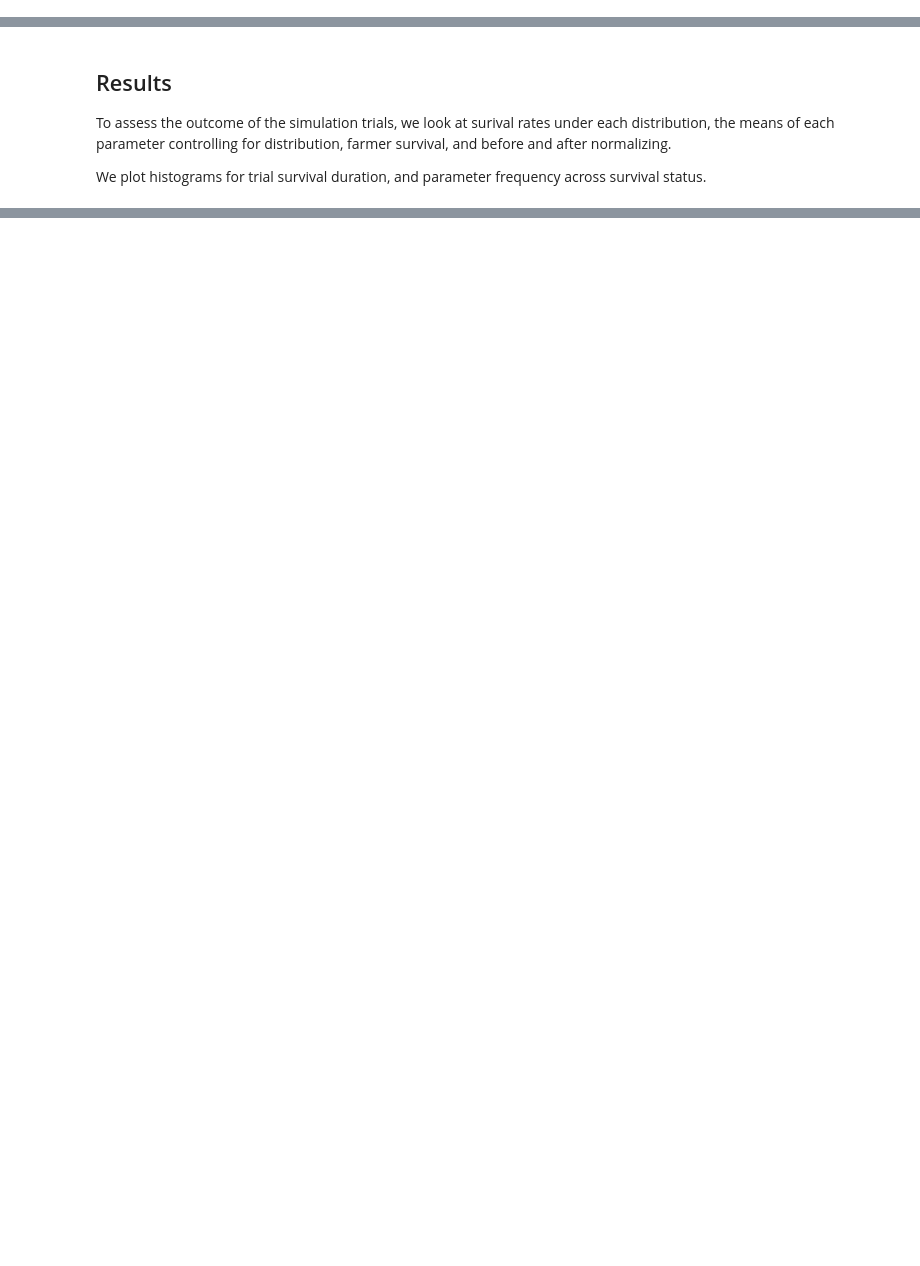
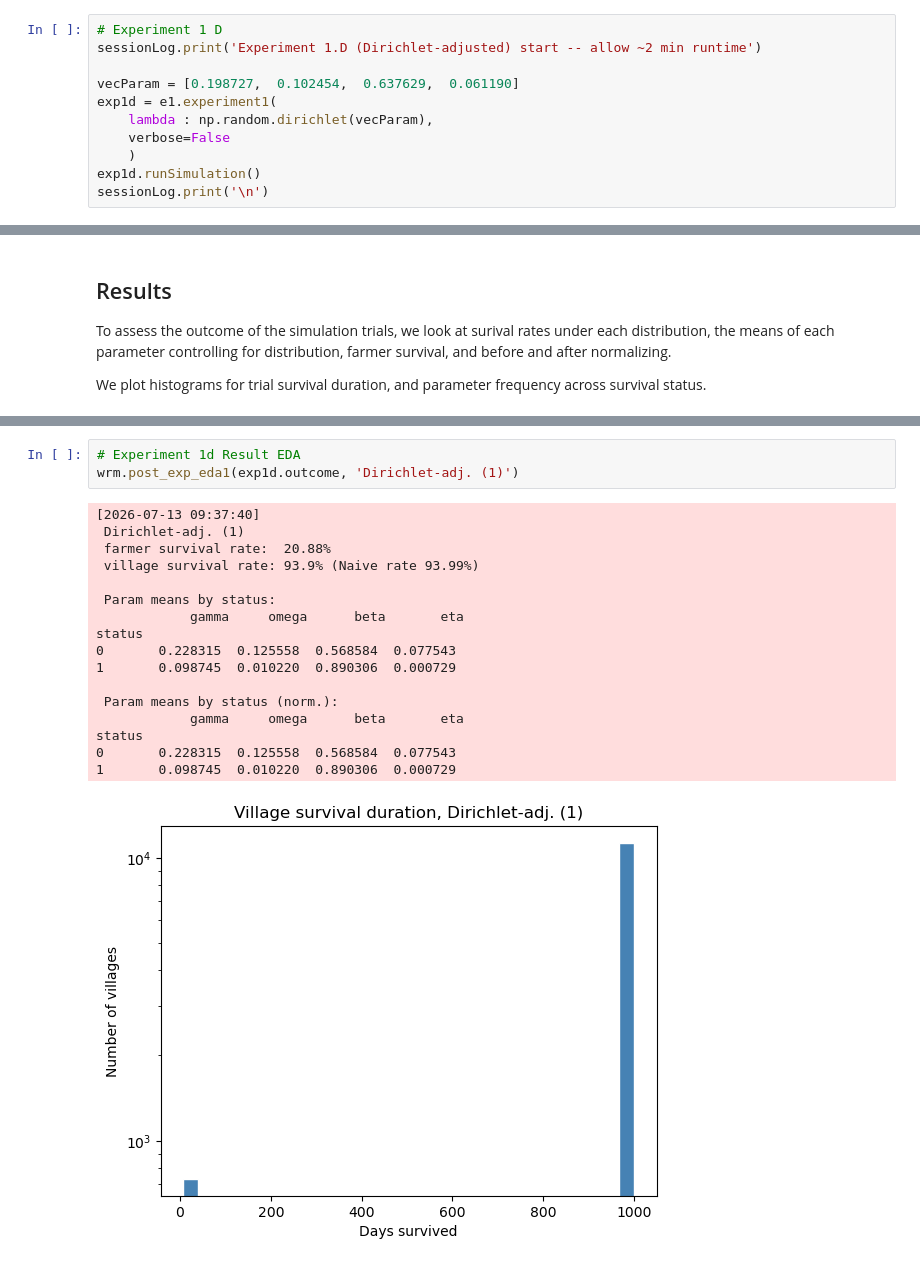
Before and after one commit to RileyTheEcon/MarketsOfWhiterun, a Jupyter notebook: experiment1.ipynb, the cells around one changed output, grey strips where cells are left out. Drawn from its saved outputs; the diff is of its cells as text; blank space fills up the shorter version.

```diff
--- a/experiment1.ipynb
+++ b/experiment1.ipynb
@@ -163,0 +118,11 @@ sessionLog.print('\n')
+# %%
+# Experiment 1 D
+sessionLog.print('Experiment 1.D (Dirichlet-adjusted) start -- allow ~2 min runtime')
+
+vecParam = [0.198727,  0.102454,  0.637629,  0.061190]
+exp1d = e1.experiment1(
+    lambda : np.random.dirichlet(vecParam),
+    verbose=False
+    )
+exp1d.runSimulation()
+sessionLog.print('\n')
@@ -251,0 +211,21 @@ status
+# %%
+# Experiment 1d Result EDA
+wrm.post_exp_eda1(exp1d.outcome, 'Dirichlet-adj. (1)')
+# %% [output]
+[2026-07-13 09:37:40]
+ Dirichlet-adj. (1)
+ farmer survival rate:  20.88%
+ village survival rate: 93.9% (Naive rate 93.99%)
+
+ Param means by status:
+            gamma     omega      beta       eta
+status
+0       0.228315  0.125558  0.568584  0.077543
+1       0.098745  0.010220  0.890306  0.000729
+
+ Param means by status (norm.):
+            gamma     omega      beta       eta
+status
+0       0.228315  0.125558  0.568584  0.077543
+1       0.098745  0.010220  0.890306  0.000729
+[figure, added]
```
Also changed, not shown: parts of 10 cells of this notebook, 3 other files.
